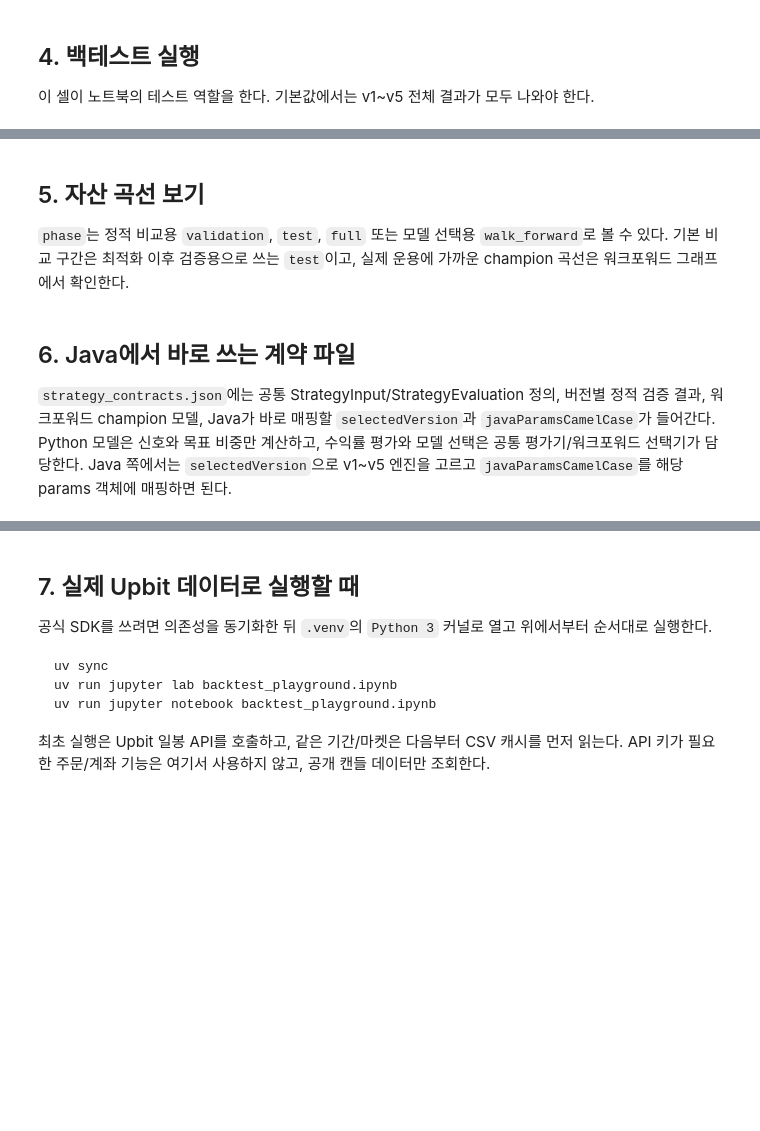
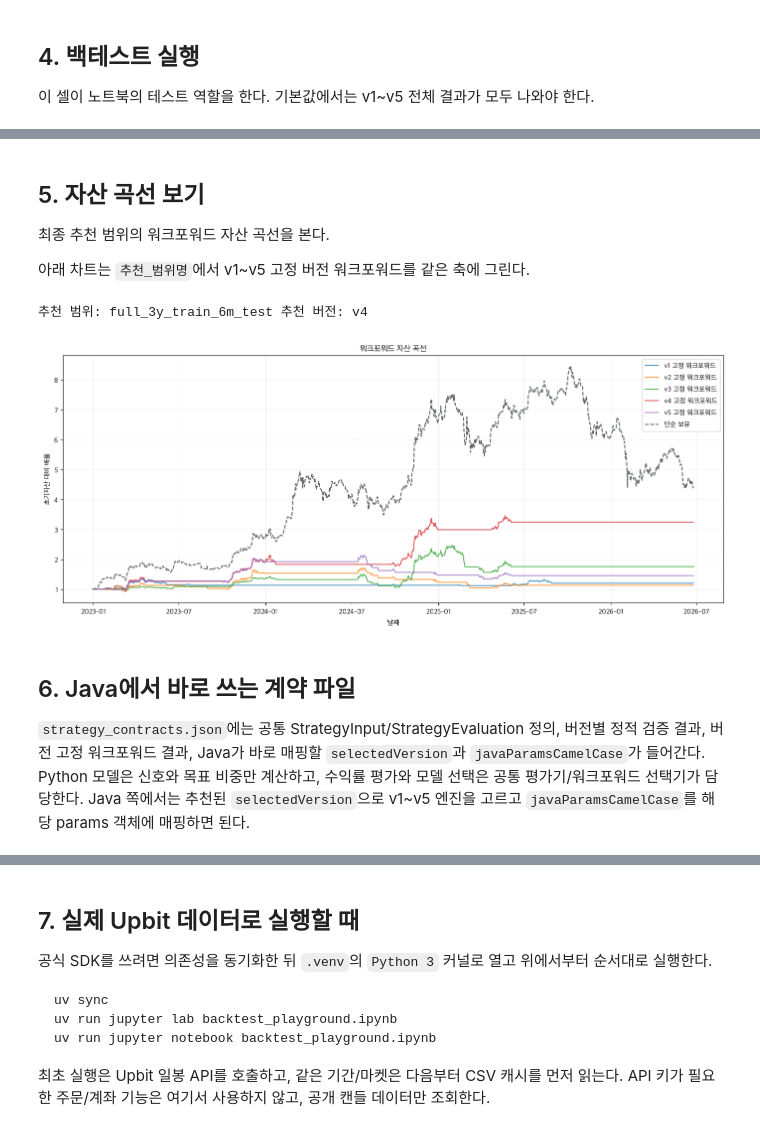
Before and after one commit to now-start/evergreen, a Jupyter notebook: backtest_playground.ipynb, the cells around one changed output, grey strips where cells are left out. Drawn from its saved outputs; the diff is of its cells as text; code cells hidden in the pictures; blank space fills up the shorter version.

Commit message:
refactor: align local execution and walk-forward experiments

```diff
--- a/backtest_playground.ipynb
+++ b/backtest_playground.ipynb
@@ -157,12 +163,23 @@ print("사용 가능한 전략 버전:", ", ".join(available_versions()))
     },
 }
 
-워크포워드_설정 = WalkForwardConfig(
-    enabled=True,
-    train_window_days=1095,
-    test_window_days=180,
-    min_train_bars=365,
-)
+워크포워드_범위_후보 = {
+    "full_3y_train_6m_test": {
+        "from_dt": datetime(2020, 1, 1, tzinfo=timezone.utc),
+        "to_dt": 종료일,
+        "config": WalkForwardConfig(enabled=True, train_window_days=1095, test_window_days=180, min_train_bars=365),
+    },
+    "recent_2y_train_3m_test": {
+        "from_dt": datetime(2021, 1, 1, tzinfo=timezone.utc),
+        "to_dt": 종료일,
+        "config": WalkForwardConfig(enabled=True, train_window_days=730, test_window_days=90, min_train_bars=365),
+    },
+    "long_4y_train_6m_test": {
+        "from_dt": datetime(2020, 1, 1, tzinfo=timezone.utc),
+        "to_dt": 종료일,
+        "config": WalkForwardConfig(enabled=True, train_window_days=1460, test_window_days=180, min_train_bars=365),
+    },
+}
 # %% [markdown]
 ## 4. 백테스트 실행
 
@@ -192,20 +291,27 @@ assert "walk_forward" in set(요약["phase"]), "워크포워드 선택 결과가
 # %% [markdown]
 ## 5. 자산 곡선 보기
 
-`phase`는 정적 비교용 `validation`, `test`, `full` 또는 모델 선택용 `walk_forward`로 볼 수 있다. 기본 비교 구간은 최적화 이후 검증용으로 쓰는 `test`이고, 실제 운용에 가까운 champion 곡선은 워크포워드 그래프에서 확인한다.
+최종 추천 범위의 워크포워드 자산 곡선을 본다.
+
+아래 차트는 `추천_범위명`에서 v1~v5 고정 버전 워크포워드를 같은 축에 그린다.
 # %%
-plot_equity_curves(
-    결과,
-    phase="test",
-    save_to=PROJECT_ROOT / "outputs" / "backtests" / "latest" / "equity_test.png",
-)
-plot_walk_forward_equity(
+import matplotlib.pyplot as plt
+from IPython.display import display
+
+print("추천 범위:", 추천_범위명, "추천 버전:", 추천_버전)
+
+walk_forward_fig = plot_walk_forward_equity(
     결과,
     save_to=PROJECT_ROOT / "outputs" / "backtests" / "latest" / "equity_walk_forward.png",
 )
+display(walk_forward_fig)
+plt.close(walk_forward_fig)
+# %% [output]
+추천 범위: full_3y_train_6m_test 추천 버전: v4
+[figure, added]
 # %% [markdown]
 ## 6. Java에서 바로 쓰는 계약 파일
 
-`strategy_contracts.json`에는 공통 StrategyInput/StrategyEvaluation 정의, 버전별 정적 검증 결과, 워크포워드 champion 모델, Java가 바로 매핑할 `selectedVersion`과 `javaParamsCamelCase`가 들어간다. Python 모델은 신호와 목표 비중만 계산하고, 수익률 평가와 모델 선택은 공통 평가기/워크포워드 선택기가 담당한다. Java 쪽에서는 `selectedVersion`으로 v1~v5 엔진을 고르고 `javaParamsCamelCase`를 해당 params 객체에 매핑하면 된다.
+`strategy_contracts.json`에는 공통 StrategyInput/StrategyEvaluation 정의, 버전별 정적 검증 결과, 버전 고정 워크포워드 결과, Java가 바로 매핑할 `selectedVersion`과 `javaParamsCamelCase`가 들어간다. Python 모델은 신호와 목표 비중만 계산하고, 수익률 평가와 모델 선택은 공통 평가기/워크포워드 선택기가 담당한다. Java 쪽에서는 추천된 `selectedVersion`으로 v1~v5 엔진을 고르고 `javaParamsCamelCase`를 해당 params 객체에 매핑하면 된다.
 # %%
 출력_경로 = 결과.write_outputs()
```
Also changed, not shown: parts of 7 cells of this notebook, 17 other files.
